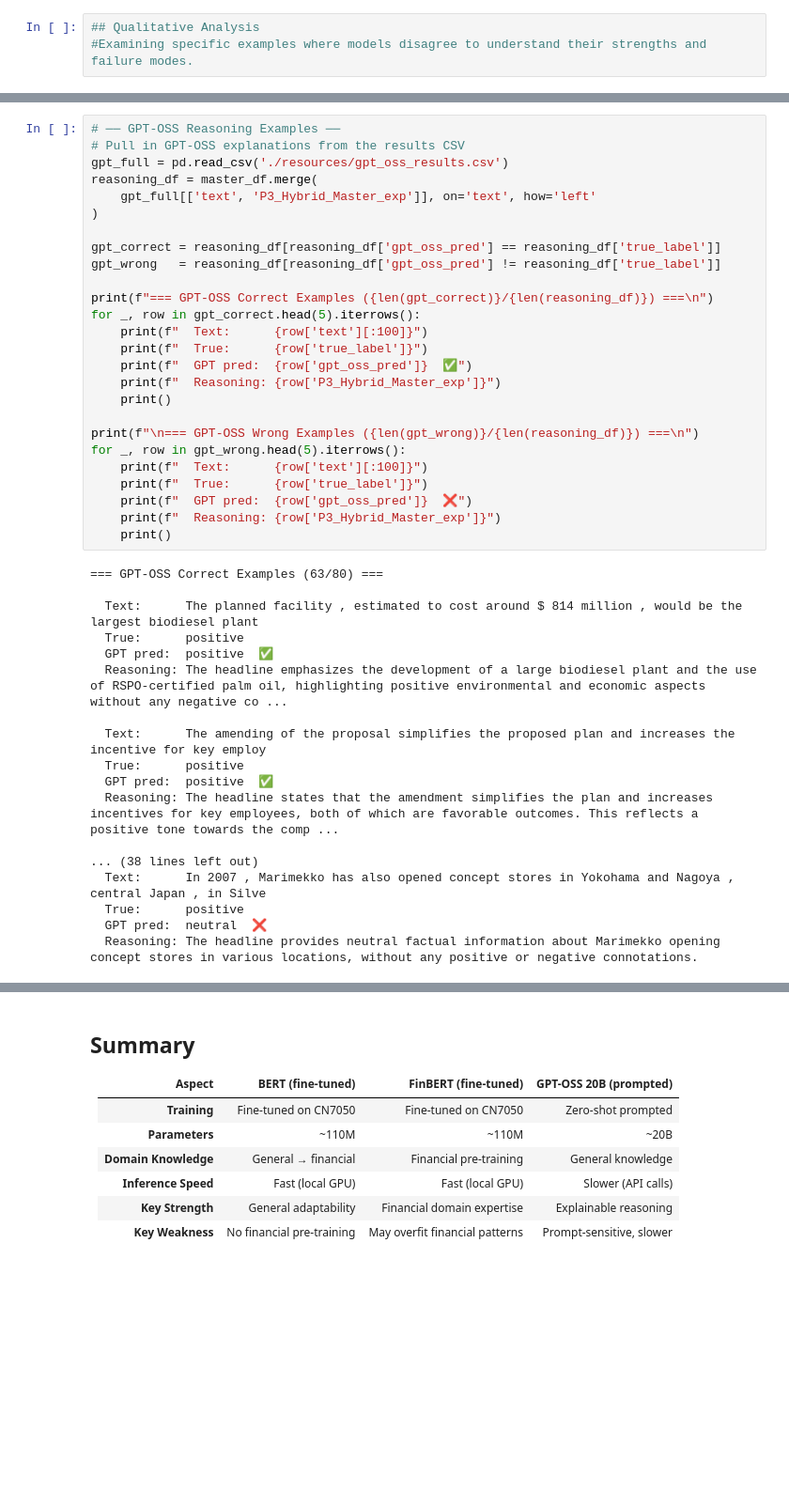
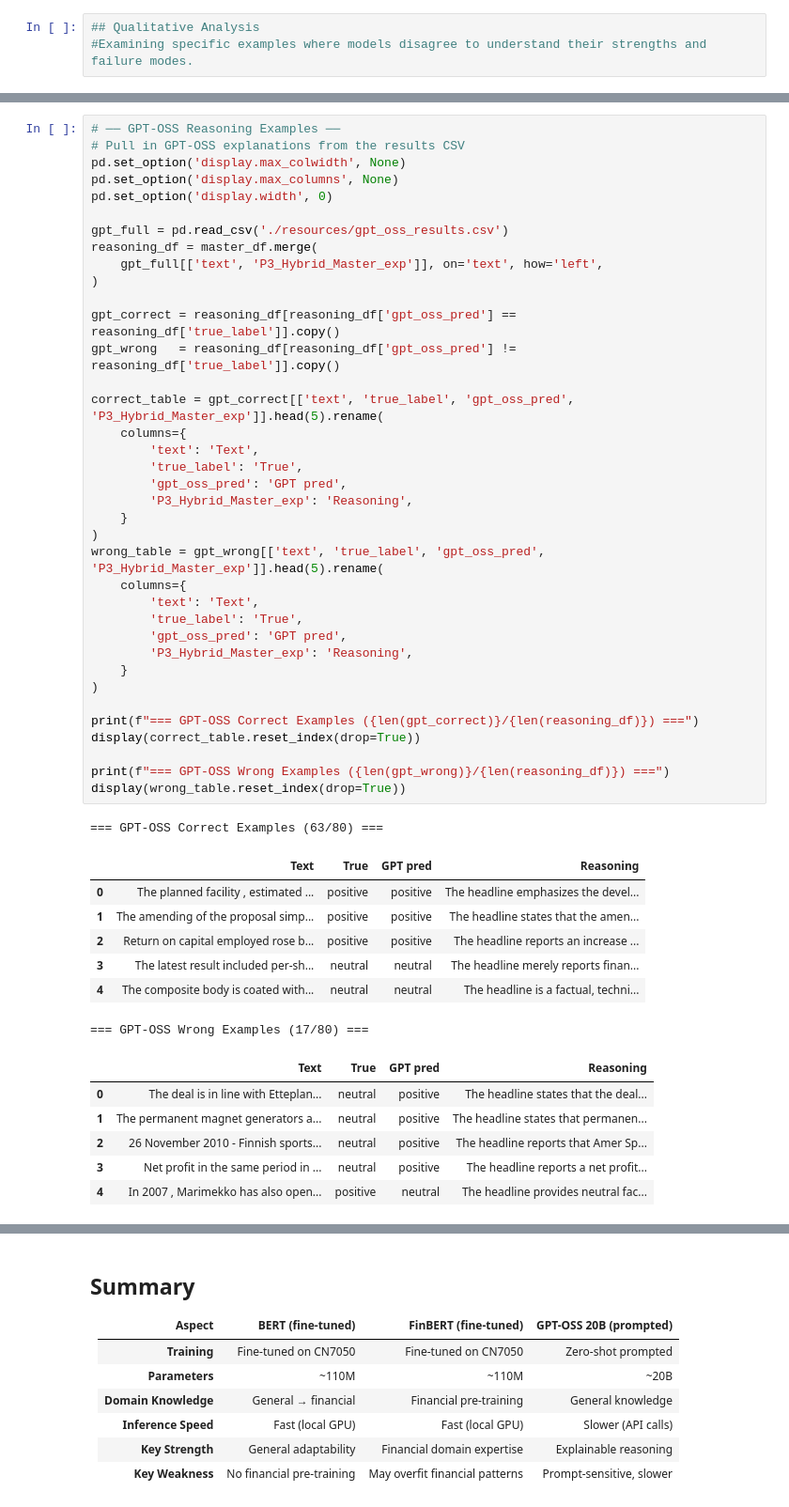
Before and after one commit to mehrdat/assignment_fine_tune, a Jupyter notebook: comparison final.ipynb, the cells around one changed output, grey strips where cells are left out. Shown at 94% size. Drawn from its saved outputs; the diff is of its cells as text; blank space fills up the shorter version.

```diff
--- a/comparison final.ipynb
+++ b/comparison final.ipynb
@@ -275,44 +284,52 @@ Both BERT and FinBERT wrong: 10 examples
 # %%
 # ── GPT-OSS Reasoning Examples ──
 # Pull in GPT-OSS explanations from the results CSV
+pd.set_option('display.max_colwidth', None)
+pd.set_option('display.max_columns', None)
+pd.set_option('display.width', 0)
+
 gpt_full = pd.read_csv('./resources/gpt_oss_results.csv')
 reasoning_df = master_df.merge(
-    gpt_full[['text', 'P3_Hybrid_Master_exp']], on='text', how='left'
+    gpt_full[['text', 'P3_Hybrid_Master_exp']], on='text', how='left',
 )
 
-gpt_correct = reasoning_df[reasoning_df['gpt_oss_pred'] == reasoning_df['true_label']]
-gpt_wrong   = reasoning_df[reasoning_df['gpt_oss_pred'] != reasoning_df['true_label']]
+gpt_correct = reasoning_df[reasoning_df['gpt_oss_pred'] == reasoning_df['true_label']].copy()
+gpt_wrong   = reasoning_df[reasoning_df['gpt_oss_pred'] != reasoning_df['true_label']].copy()
 
-print(f"=== GPT-OSS Correct Examples ({len(gpt_correct)}/{len(reasoning_df)}) ===\n")
-for _, row in gpt_correct.head(5).iterrows():
-    print(f"  Text:      {row['text'][:100]}")
-    print(f"  True:      {row['true_label']}")
-    print(f"  GPT pred:  {row['gpt_oss_pred']}  ✅")
-    print(f"  Reasoning: {row['P3_Hybrid_Master_exp']}")
-    print()
+correct_table = gpt_correct[['text', 'true_label', 'gpt_oss_pred', 'P3_Hybrid_Master_exp']].head(5).rename(
+    columns={
+        'text': 'Text',
+        'true_label': 'True',
+        'gpt_oss_pred': 'GPT pred',
+        'P3_Hybrid_Master_exp': 'Reasoning',
+    }
+)
+wrong_table = gpt_wrong[['text', 'true_label', 'gpt_oss_pred', 'P3_Hybrid_Master_exp']].head(5).rename(
+    columns={
+        'text': 'Text',
+        'true_label': 'True',
+        'gpt_oss_pred': 'GPT pred',
+        'P3_Hybrid_Master_exp': 'Reasoning',
+    }
+)
 
-print(f"\n=== GPT-OSS Wrong Examples ({len(gpt_wrong)}/{len(reasoning_df)}) ===\n")
-for _, row in gpt_wrong.head(5).iterrows():
-    print(f"  Text:      {row['text'][:100]}")
-    print(f"  True:      {row['true_label']}")
-    print(f"  GPT pred:  {row['gpt_oss_pred']}  ❌")
-    print(f"  Reasoning: {row['P3_Hybrid_Master_exp']}")
-    print()
+print(f"=== GPT-OSS Correct Examples ({len(gpt_correct)}/{len(reasoning_df)}) ===")
+display(correct_table.reset_index(drop=True))
+
+print(f"=== GPT-OSS Wrong Examples ({len(gpt_wrong)}/{len(reasoning_df)}) ===")
+display(wrong_table.reset_index(drop=True))
 # %% [output]
 === GPT-OSS Correct Examples (63/80) ===
-
-  Text:      The planned facility , estimated to cost around $ 814 million , would be the largest biodiesel plant
-  True:      positive
-  GPT pred:  positive  ✅
-  Reasoning: The headline emphasizes the development of a large biodiesel plant and the use of RSPO‑certified palm oil, highlighting positive environmental and economic aspects without any negative co ...
-
-  Text:      The amending of the proposal simplifies the proposed plan and increases the incentive for key employ
-  True:      positive
-  GPT pred:  positive  ✅
-  Reasoning: The headline states that the amendment simplifies the plan and increases incentives for key employees, both of which are favorable outcomes. This reflects a positive tone towards the comp ...
-
-... (38 lines left out)
-  Text:      In 2007 , Marimekko has also opened concept stores in Yokohama and Nagoya , central Japan , in Silve
-  True:      positive
-  GPT pred:  neutral  ❌
-  Reasoning: The headline provides neutral factual information about Marimekko opening concept stores in various locations, without any positive or negative connotations.
+|  | Text | True | GPT pred | Reasoning |
+| 0 | The planned facility , estimated ... | positive | positive | The headline emphasizes the devel... |
+| 1 | The amending of the proposal simp... | positive | positive | The headline states that the amen... |
+| 2 | Return on capital employed rose b... | positive | positive | The headline reports an increase ... |
+| 3 | The latest result included per-sh... | neutral | neutral | The headline merely reports finan... |
+| 4 | The composite body is coated with... | neutral | neutral | The headline is a factual, techni... |
+=== GPT-OSS Wrong Examples (17/80) ===
+|  | Text | True | GPT pred | Reasoning |
+| 0 | The deal is in line with Etteplan... | neutral | positive | The headline states that the deal... |
+| 1 | The permanent magnet generators a... | neutral | positive | The headline states that permanen... |
+| 2 | 26 November 2010 - Finnish sports... | neutral | positive | The headline reports that Amer Sp... |
+| 3 | Net profit in the same period in ... | neutral | positive | The headline reports a net profit... |
+| 4 | In 2007 , Marimekko has also open... | positive | neutral | The headline provides neutral fac... |
```
Also changed, not shown: parts of 9 cells of this notebook, 7 other files.
